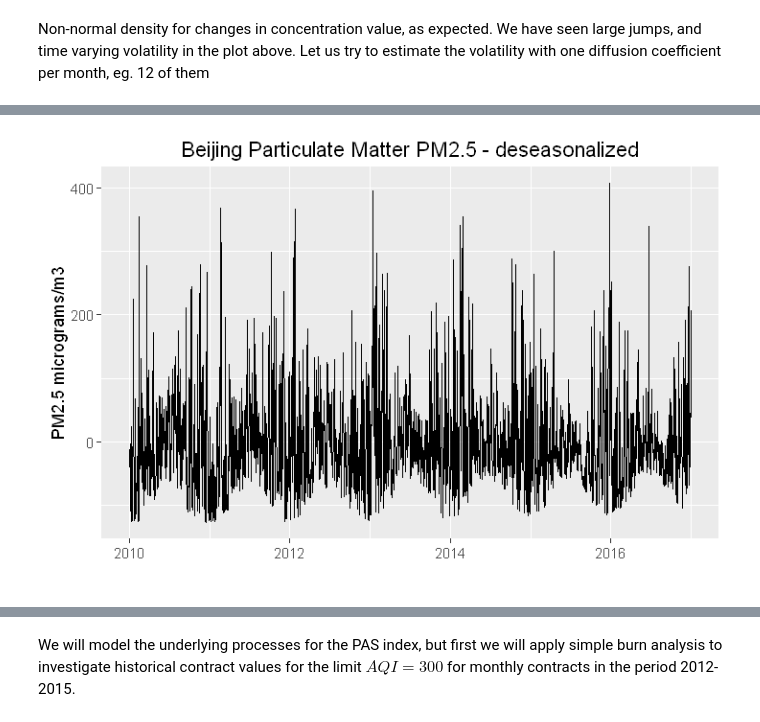
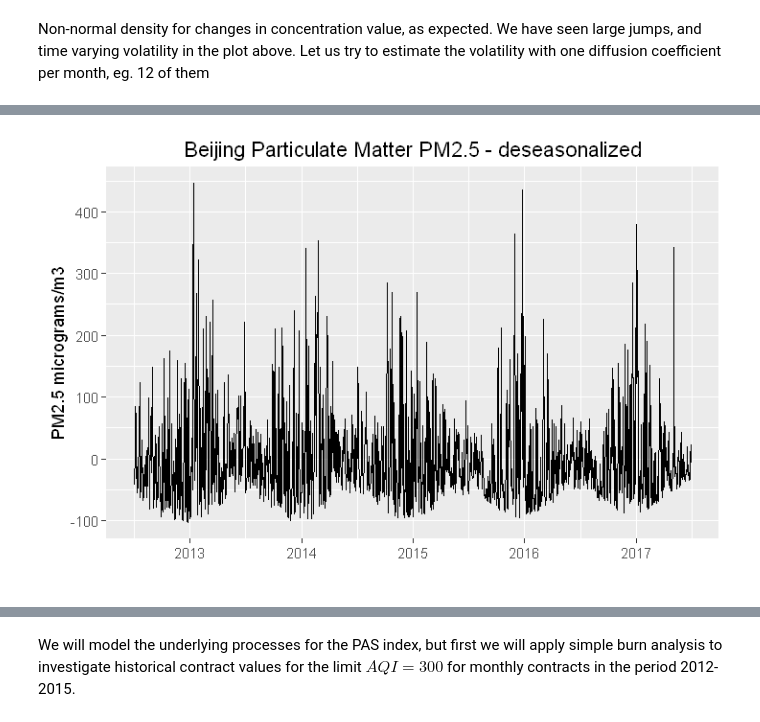
Before and after one commit to sleire/bea513, a Jupyter notebook: pollder/Proof of Concept Air Pollution Derivatives.ipynb, the cells around one changed output, grey strips where cells are left out. Drawn from its saved outputs; the diff is of its cells as text; code cells hidden in the pictures.

```diff
--- a/pollder/Proof of Concept Air Pollution Derivatives.ipynb
+++ b/pollder/Proof of Concept Air Pollution Derivatives.ipynb
@@ -217,0 +206,5 @@ head(dat)
+# %%
+# add day number (d) and subset to remove missing values in Q1 2009
+dat$d <- seq_along(dat$Date)
+dat <- subset(dat, Date >= as.Date('2009-03-01'))
+head(dat)
@@ -222,7 +223,7 @@ deterministic component. Lets us first fit a basic seasonal model to the PM2.5 d
 $P_t^m = A + B t + C \ sin\big(\frac{2\pi}{365}t + D\big)$
 # %%
 # fit sinusoidal trend function
-season <- lm(dat$Value_HL ~ dat$d + sin( 2*pi*dat$d / 365 ) + cos( 2*pi*dat$d / 365 ))
+season <- lm(dat$Value ~ dat$d + sin( 2*pi*dat$d / 365 ) + cos( 2*pi*dat$d / 365 ))
 summary(season)
 # %% [output]
 Call:
@@ -264,7 +265,7 @@ $P_t^m = 120.35 - 0.0115 t + 27.53 \ sin\big(\frac{2\pi}{365}t - 4.7\big)$
 # %%
 # add the estimated trend function to the data frame and subtract trend to deseasonalize
 dat$season <- predict(season, data.frame(dat$d))
-dat$ValSeas <- dat$Value_HL - dat$season # deseasonalized value
+dat$ValSeas <- dat$Value - dat$season # deseasonalized value
 # %%
 # PM2.5 plot with trend function and PM2.5 limits equivalent to 200 and 300 AQI
 ggplot(dat, aes(x = Date)) +
@@ -278,6 +290,6 @@ ggplot(dat, aes(x = Date)) +
 # %%
 # calculated daily changes in the concentration
-dat$ConDiff <- c(0, diff(dat$Value_HL))
+dat$ConDiff <- c(0, diff(dat$Value))
 # %%
 # plot daily changes vs normal
 ggplot(dat, aes(x=ConDiff)) + geom_density() +
@@ -318,10 +332,10 @@ sig
 # %%
 # plot detrended PM2.5 = PM2.5 - season
-ggplot(dat, aes(x = Date)) +
+ggplot(tail(dat, 365*5), aes(x = Date)) +
   geom_line(aes(y = ValSeas)) +
   xlab("") + ylab("PM2.5 micrograms/m3") +
   theme(legend.position="none") + ggtitle("Beijing Particulate Matter PM2.5 - deseasonalized")
 # %% [output]
-[figure, old version]
+[figure, new version]
 # %%
 # fit sinusoidal trend function to AQI
```
Also changed, not shown: parts of 15 cells of this notebook.
